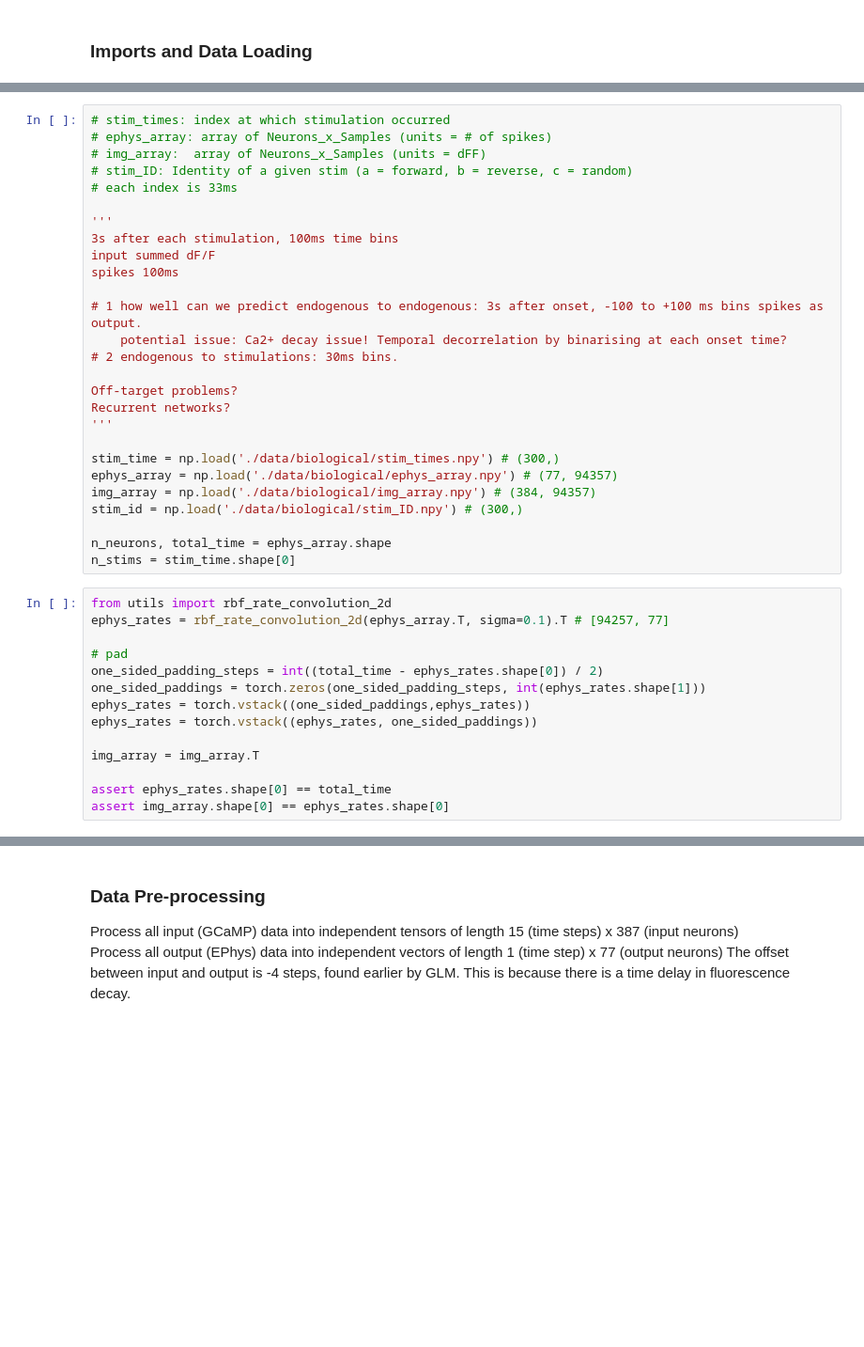
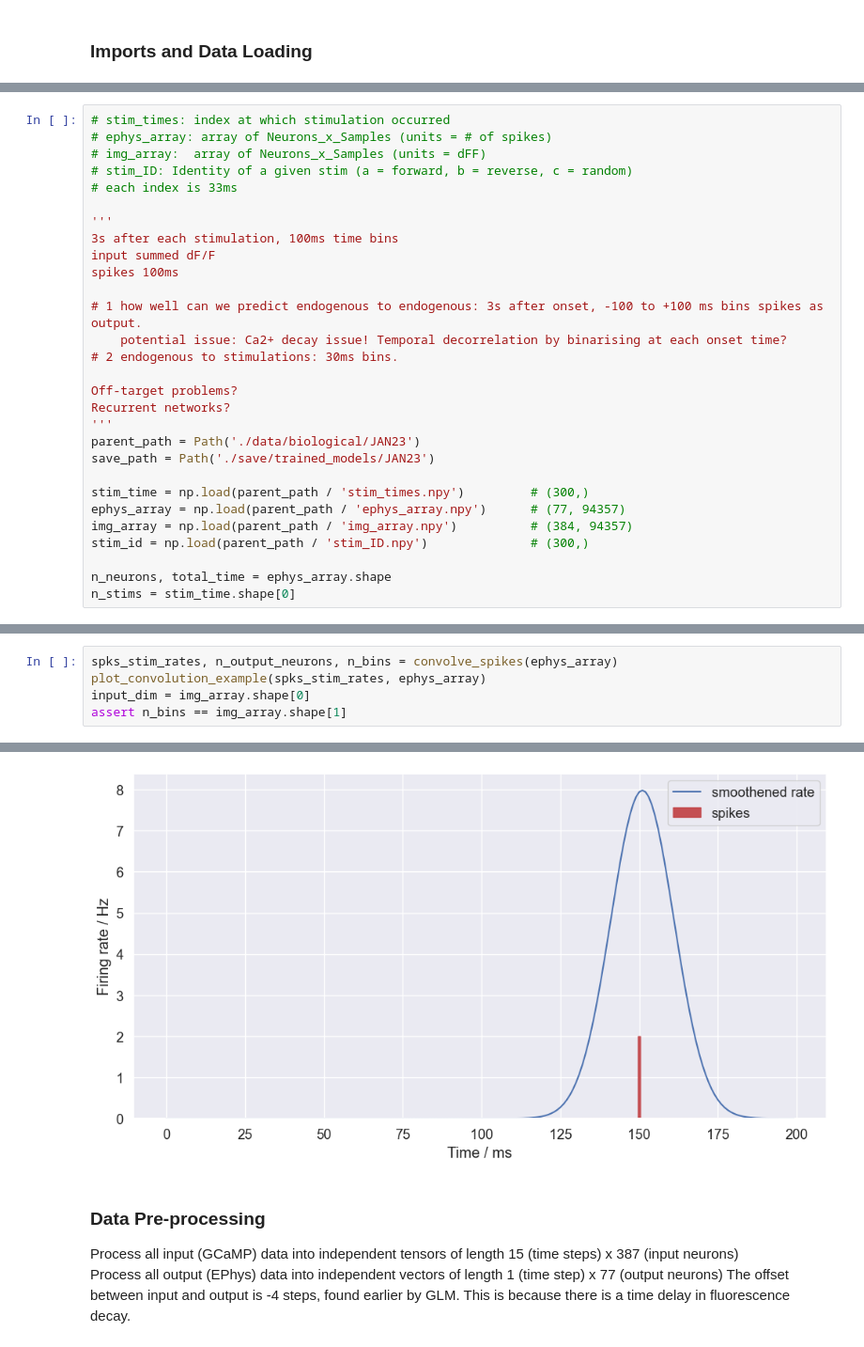
Before and after one commit to cngzlsh/approx_brain, a Jupyter notebook: poster.ipynb, the cells around one changed output, grey strips where cells are left out. Shown at 94% size. Drawn from its saved outputs; the diff is of its cells as text; blank space fills up the shorter version.

```diff
--- a/poster.ipynb
+++ b/poster.ipynb
@@ -41,25 +50,13 @@ spikes 100ms
 Off-target problems?
 Recurrent networks?
 '''
+parent_path = Path('./data/biological/JAN23')
+save_path = Path('./save/trained_models/JAN23')
 
-stim_time = np.load('./data/biological/stim_times.npy') # (300,)
-ephys_array = np.load('./data/biological/ephys_array.npy') # (77, 94357)
-img_array = np.load('./data/biological/img_array.npy') # (384, 94357)
-stim_id = np.load('./data/biological/stim_ID.npy') # (300,)
+stim_time = np.load(parent_path / 'stim_times.npy')         # (300,)
+ephys_array = np.load(parent_path / 'ephys_array.npy')      # (77, 94357)
+img_array = np.load(parent_path / 'img_array.npy')          # (384, 94357)
+stim_id = np.load(parent_path / 'stim_ID.npy')              # (300,)
 
 n_neurons, total_time = ephys_array.shape
 n_stims = stim_time.shape[0]
-# %%
-from utils import rbf_rate_convolution_2d
-ephys_rates = rbf_rate_convolution_2d(ephys_array.T, sigma=0.1).T # [94257, 77]
-
-# pad
-one_sided_padding_steps = int((total_time - ephys_rates.shape[0]) / 2)
-one_sided_paddings = torch.zeros(one_sided_padding_steps, int(ephys_rates.shape[1]))
-ephys_rates = torch.vstack((one_sided_paddings,ephys_rates))
-ephys_rates = torch.vstack((ephys_rates, one_sided_paddings))
-
-img_array = img_array.T
-
-assert ephys_rates.shape[0] == total_time
-assert img_array.shape[0] == ephys_rates.shape[0]
@@ -79,0 +63,6 @@ plt.show()
+# %%
+spks_stim_rates, n_output_neurons, n_bins = convolve_spikes(ephys_array)
+plot_convolution_example(spks_stim_rates, ephys_array)
+input_dim = img_array.shape[0]
+assert n_bins == img_array.shape[1]
+# %% [output]
@@ -80,3 +71,4 @@ plt.show()
+[figure, added]
 # %% [markdown]
 ### Data Pre-processing
 Process all input (GCaMP) data into independent tensors of length 15 (time steps) x 387 (input neurons) <br>
```
Also changed, not shown: parts of 21 cells of this notebook, 7 other files.
